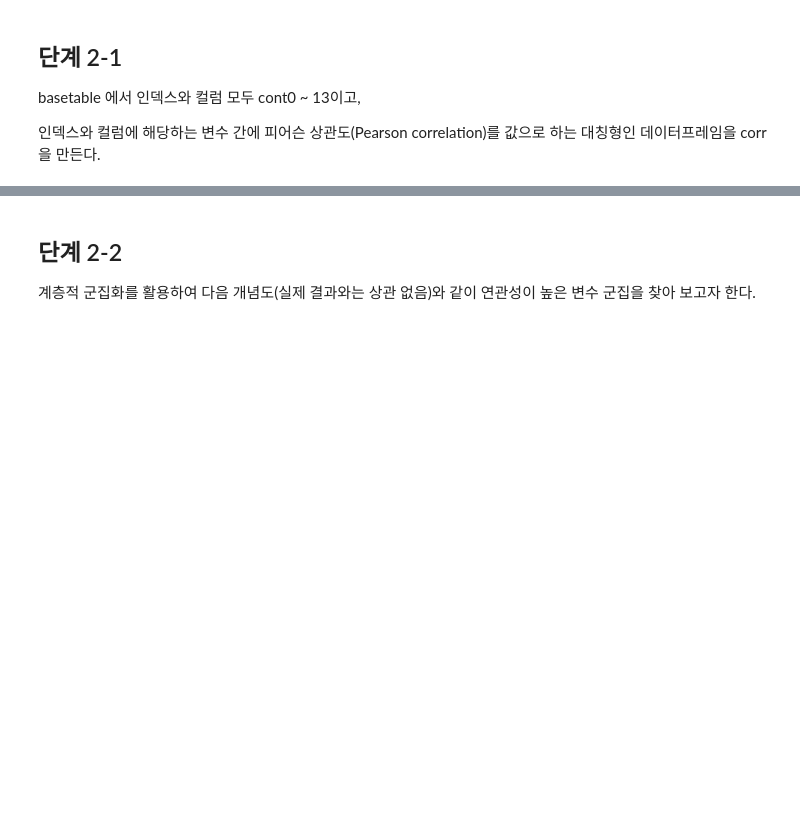
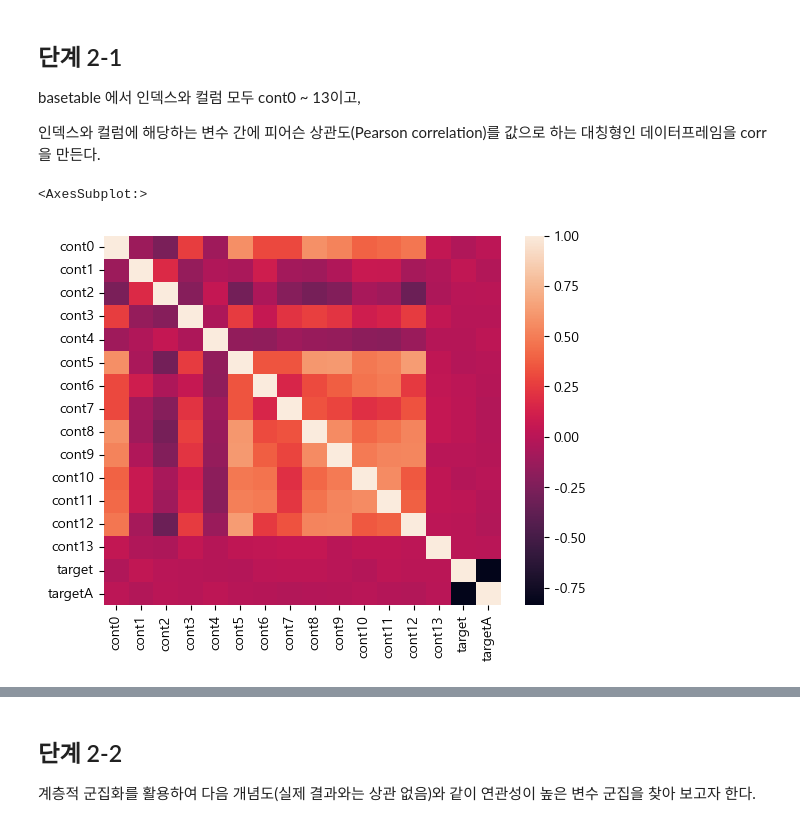
Before and after one commit to sunkusun9/DS_lv3_2410, a Jupyter notebook: sec_ds_lv3_prob2_prob.ipynb, the cells around one changed output, grey strips where cells are left out. Cells and saved outputs as stored; diff of their text form; code cells hidden in the pictures; blank space fills up the shorter version.

```diff
--- a/sec_ds_lv3_prob2_prob.ipynb
+++ b/sec_ds_lv3_prob2_prob.ipynb
@@ -499,3 +499,9 @@ A + B + C 를 소수점 넷째 자리에서 반올림하여 셋째 자리까지
 basetable 에서 인덱스와 컬럼 모두 cont0 ~ 13이고,
 
 인덱스와 컬럼에 해당하는 변수 간에 피어슨 상관도(Pearson correlation)를 값으로 하는 대칭형인 데이터프레임을 corr을 만든다.
+# %%
+df_corr = df_basetable.corr(method='pearson')
+sns.heatmap(df_corr)
+# %% [output]
+<AxesSubplot:>
+[figure, added]
```
Also changed, not shown: parts of 40 cells of this notebook.
